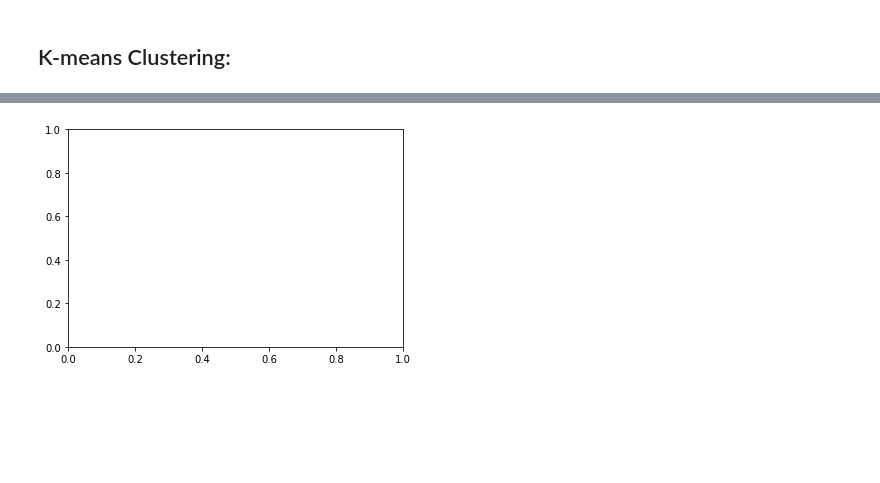
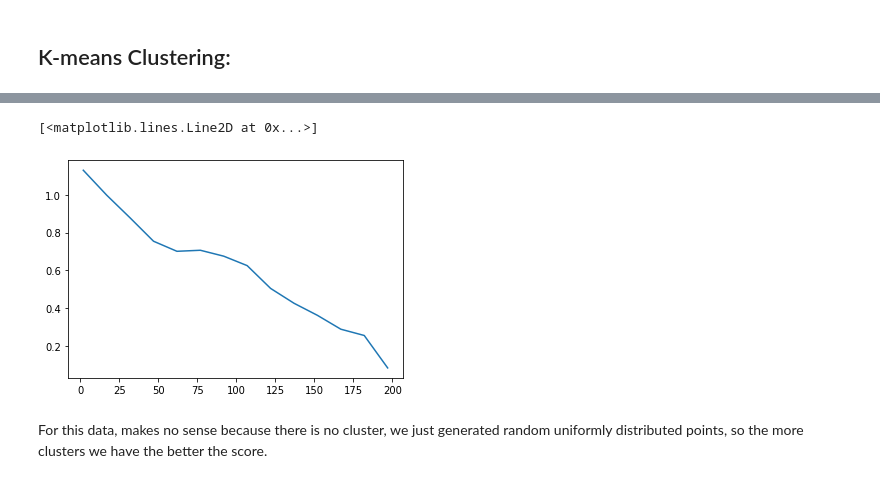
Before and after one commit to pat-alt/clustering, a Jupyter notebook: K-means.ipynb, the cells around one changed output, grey strips where cells are left out. Drawn from its saved outputs; the diff is of its cells as text; code cells hidden in the pictures; blank space fills up the shorter version.

```diff
--- a/K-means.ipynb
+++ b/K-means.ipynb
@@ -147,22 +150,14 @@ for i in range(10):
-# %%
-import numpy as np
-import matplotlib.pyplot as plt
-import matplotlib.animation as animation
-
-
-def animate2(i):
-
-    ax1.clear()
-    ax1.plot(df.i, df.j)
-
-
-fig = plt.figure()
-ax1 = fig.add_subplot(1, 1, 1)
-
-# create animation
-animation.FuncAnimation(fig, animate2, frames=range(1, len(test_data)), interval=1000, repeat=False)
-
-# start animation
-plt.show()
-# %% [output]
-[figure, removed]
+# %%
+x=[]
+y=[]
+for n in range(2, 199, 15):
+    x.append(n)
+    get_centroids = findClosestCentroids(initiate_centroids(n, df), df)
+    y.append(davies_bouldin_score(df, get_centroids))
+# %%
+plt.plot(x,y)
+# %% [output]
+[<matplotlib.lines.Line2D at 0x...>]
+[figure, added]
+# %% [markdown]
+For this data, makes no sense because there is no cluster, we just generated random uniformly distributed points, so the more clusters we have the better the score.
```
Also changed, not shown: parts of 10 cells of this notebook.
